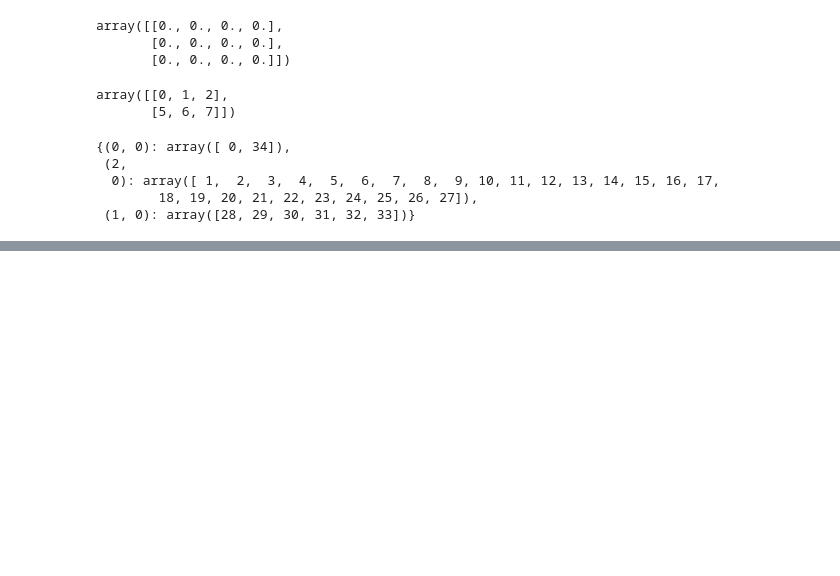
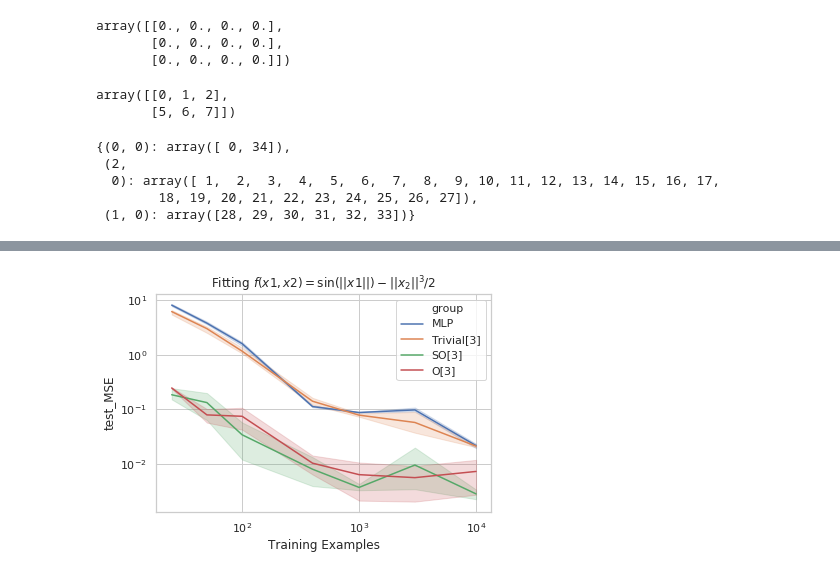
Before and after one commit to mfinzi/equivariant-MLP, a Jupyter notebook: emlp_toy.ipynb, the cells around one changed output, grey strips where cells are left out. Drawn from its saved outputs; the diff is of its cells as text; code cells hidden in the pictures; blank space fills up the shorter version.

```diff
--- a/emlp_toy.ipynb
+++ b/emlp_toy.ipynb
@@ -440,0 +470,8 @@ tensor_indices_dict((T(0)+3*T(2)+2*T(1)+T(0))(SO(3)))
+# %%
+plt.title(r"Fitting $f(x1,x2) = \mathrm{sin}(\||x1\||)-\||x_2\||^3/2$")
+sns.lineplot(data=df_fr,x='train',y='test_MSE',hue='group')
+plt.xlabel('Training Examples')
+plt.yscale('log')
+plt.xscale('log')
+# %% [output]
+[figure, added]
```
Also changed, not shown: parts of 33 cells of this notebook.
